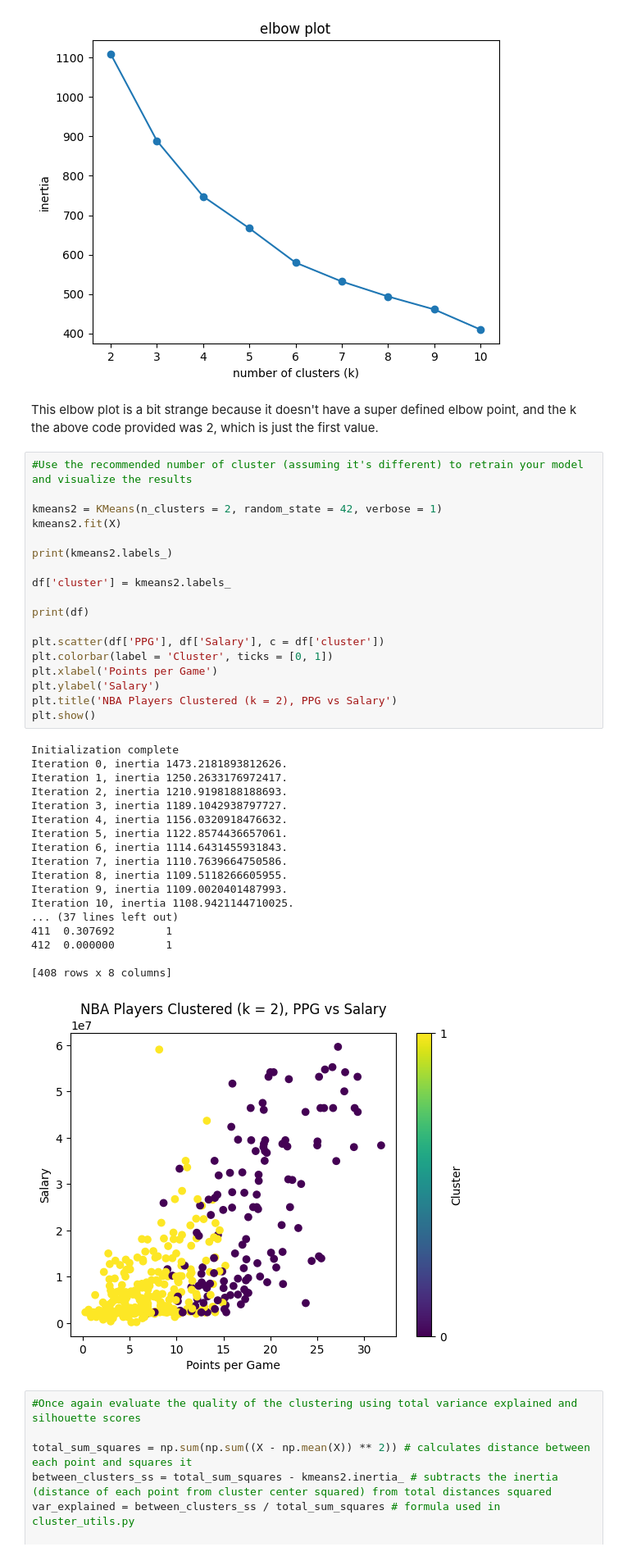
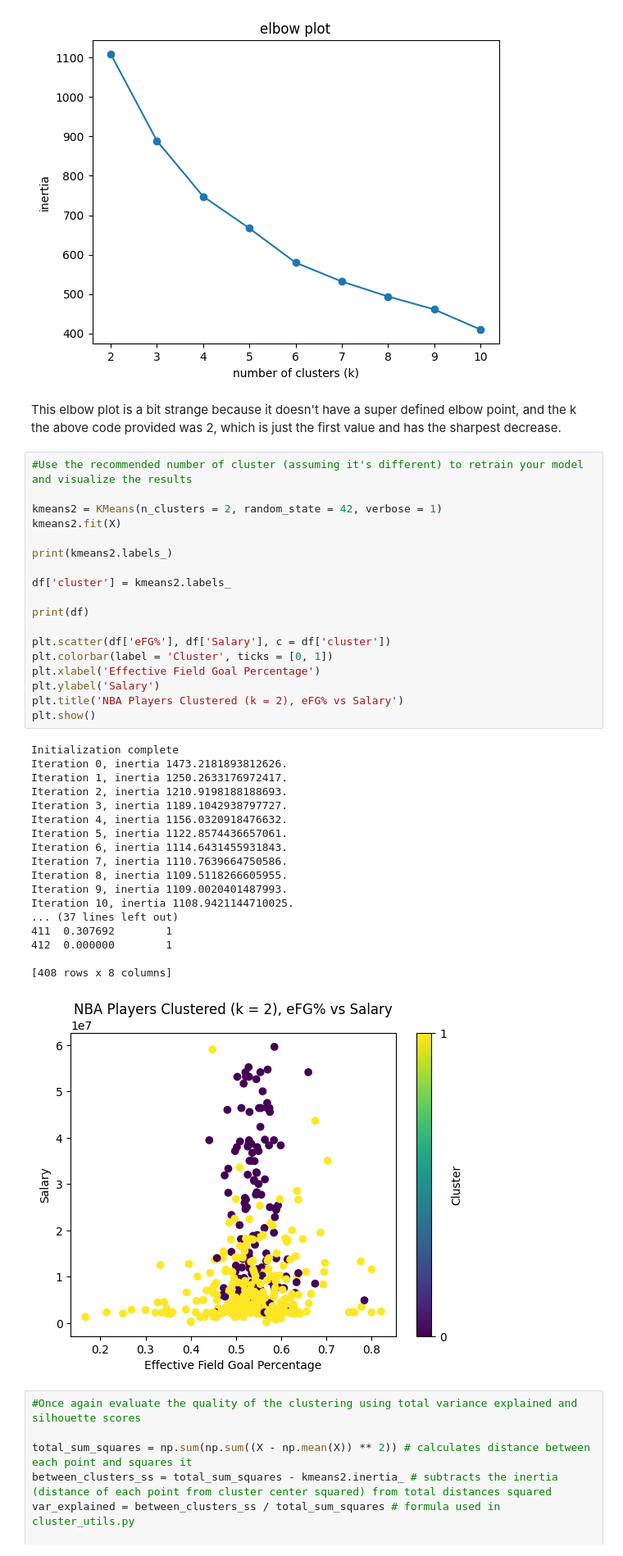
Before and after one commit to nhorton06/week_6, a Jupyter notebook: Lab-Clustering.ipynb, the cells around one changed output. Shown at 82% size. Cells and saved outputs as stored; diff of their text form.

```diff
--- a/Lab-Clustering.ipynb
+++ b/Lab-Clustering.ipynb
@@ -216,44 +216,44 @@ plt.show()
 # %% [output]
 [figure]
 # %% [markdown]
-This elbow plot is a bit strange because it doesn't have a super defined elbow point, and the k the above code provided was 2, which is just the first value.
+This elbow plot is a bit strange because it doesn't have a super defined elbow point, and the k the above code provided was 2, which is just the first value and has the sharpest decrease.
 # %%
 #Use the recommended number of cluster (assuming it's different) to retrain your model and visualize the results
 
 kmeans2 = KMeans(n_clusters = 2, random_state = 42, verbose = 1)
 kmeans2.fit(X)
 
 print(kmeans2.labels_)
 
 df['cluster'] = kmeans2.labels_
 
 print(df)
 
-plt.scatter(df['PPG'], df['Salary'], c = df['cluster'])
+plt.scatter(df['eFG%'], df['Salary'], c = df['cluster'])
 plt.colorbar(label = 'Cluster', ticks = [0, 1])
-plt.xlabel('Points per Game')
+plt.xlabel('Effective Field Goal Percentage')
 plt.ylabel('Salary')
-plt.title('NBA Players Clustered (k = 2), PPG vs Salary')
+plt.title('NBA Players Clustered (k = 2), eFG% vs Salary')
 plt.show()
 # %% [output]
 Initialization complete
 Iteration 0, inertia 1473.2181893812626.
 Iteration 1, inertia 1250.2633176972417.
 Iteration 2, inertia 1210.9198188188693.
 Iteration 3, inertia 1189.1042938797727.
 Iteration 4, inertia 1156.0320918476632.
 Iteration 5, inertia 1122.8574436657061.
 Iteration 6, inertia 1114.6431455931843.
 Iteration 7, inertia 1110.7639664750586.
 Iteration 8, inertia 1109.5118266605955.
 Iteration 9, inertia 1109.0020401487993.
 Iteration 10, inertia 1108.9421144710025.
 ... (37 lines left out)
 411  0.307692        1
 412  0.000000        1
 
 [408 rows x 8 columns]
-[figure, old version]
+[figure, new version]
 # %%
 #Once again evaluate the quality of the clustering using total variance explained and silhouette scores
 
```
Also changed, not shown: parts of 2 cells of this notebook.
